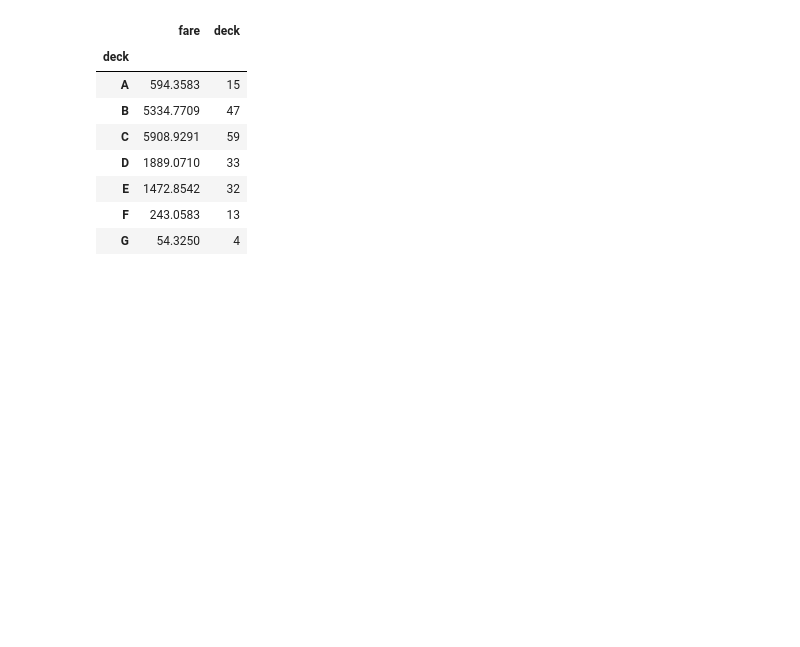
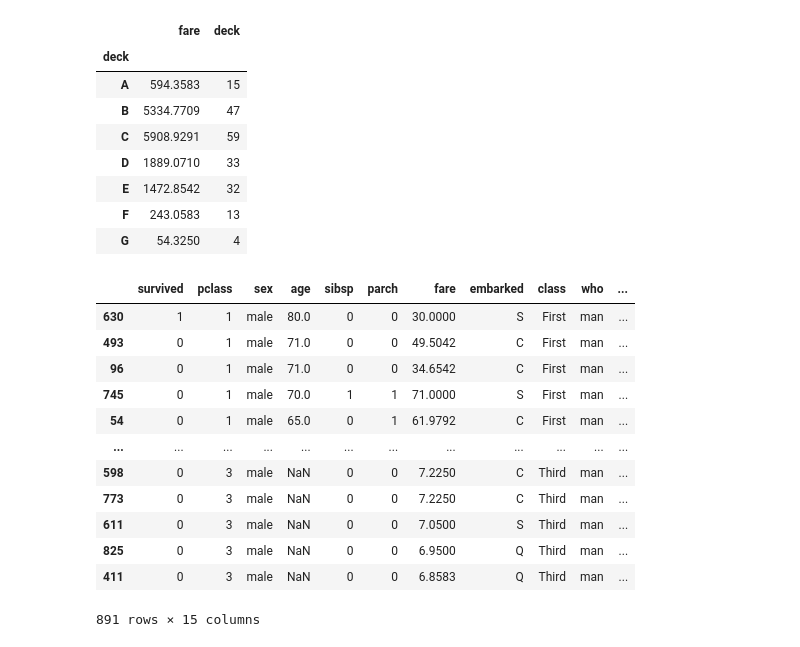
Before and after one commit to Vaishnavi-Gajinkar/Codingwise, a Jupyter notebook: projectsNcasestudies/titanicCS.ipynb, the cells around one changed output. Cells and saved outputs as stored; diff of their text form; code cells hidden in the pictures; blank space fills up the shorter version.

```diff
--- a/projectsNcasestudies/titanicCS.ipynb
+++ b/projectsNcasestudies/titanicCS.ipynb
@@ -644,3 +637,21 @@ df.groupby('deck').agg({'fare':'sum','deck':'size'})
 | E | 1472.8542 | 32 |
 | F | 243.0583 | 13 |
 | G | 54.3250 | 4 |
+# %%
+# Q23: Sort passengers within each class by age and fare in descending order.
+
+df.sort_values(['class','age','fare'],ascending=[True,False,False])
+# %% [output]
+|  | survived | pclass | sex | age | sibsp | parch | fare | embarked | class | who | ... |
+| 630 | 1 | 1 | male | 80.0 | 0 | 0 | 30.0000 | S | First | man | ... |
+| 493 | 0 | 1 | male | 71.0 | 0 | 0 | 49.5042 | C | First | man | ... |
+| 96 | 0 | 1 | male | 71.0 | 0 | 0 | 34.6542 | C | First | man | ... |
+| 745 | 0 | 1 | male | 70.0 | 1 | 1 | 71.0000 | S | First | man | ... |
+| 54 | 0 | 1 | male | 65.0 | 0 | 1 | 61.9792 | C | First | man | ... |
+| ... | ... | ... | ... | ... | ... | ... | ... | ... | ... | ... | ... |
+| 598 | 0 | 3 | male | NaN | 0 | 0 | 7.2250 | C | Third | man | ... |
+| 773 | 0 | 3 | male | NaN | 0 | 0 | 7.2250 | C | Third | man | ... |
+| 611 | 0 | 3 | male | NaN | 0 | 0 | 7.0500 | S | Third | man | ... |
+| 825 | 0 | 3 | male | NaN | 0 | 0 | 6.9500 | Q | Third | man | ... |
+| 411 | 0 | 3 | male | NaN | 0 | 0 | 6.8583 | Q | Third | man | ... |
+891 rows × 15 columns
```
Also changed, not shown: parts of 5 cells of this notebook.
